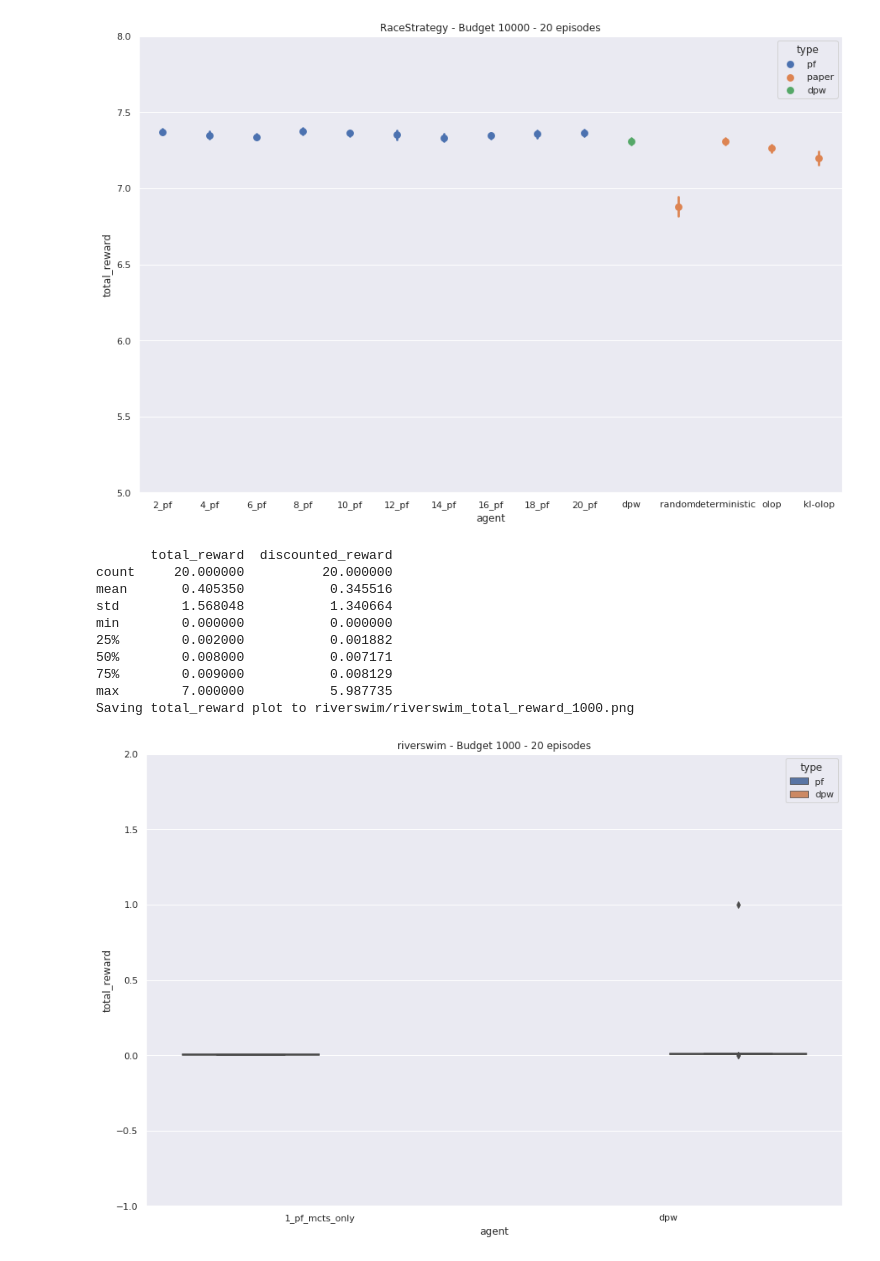
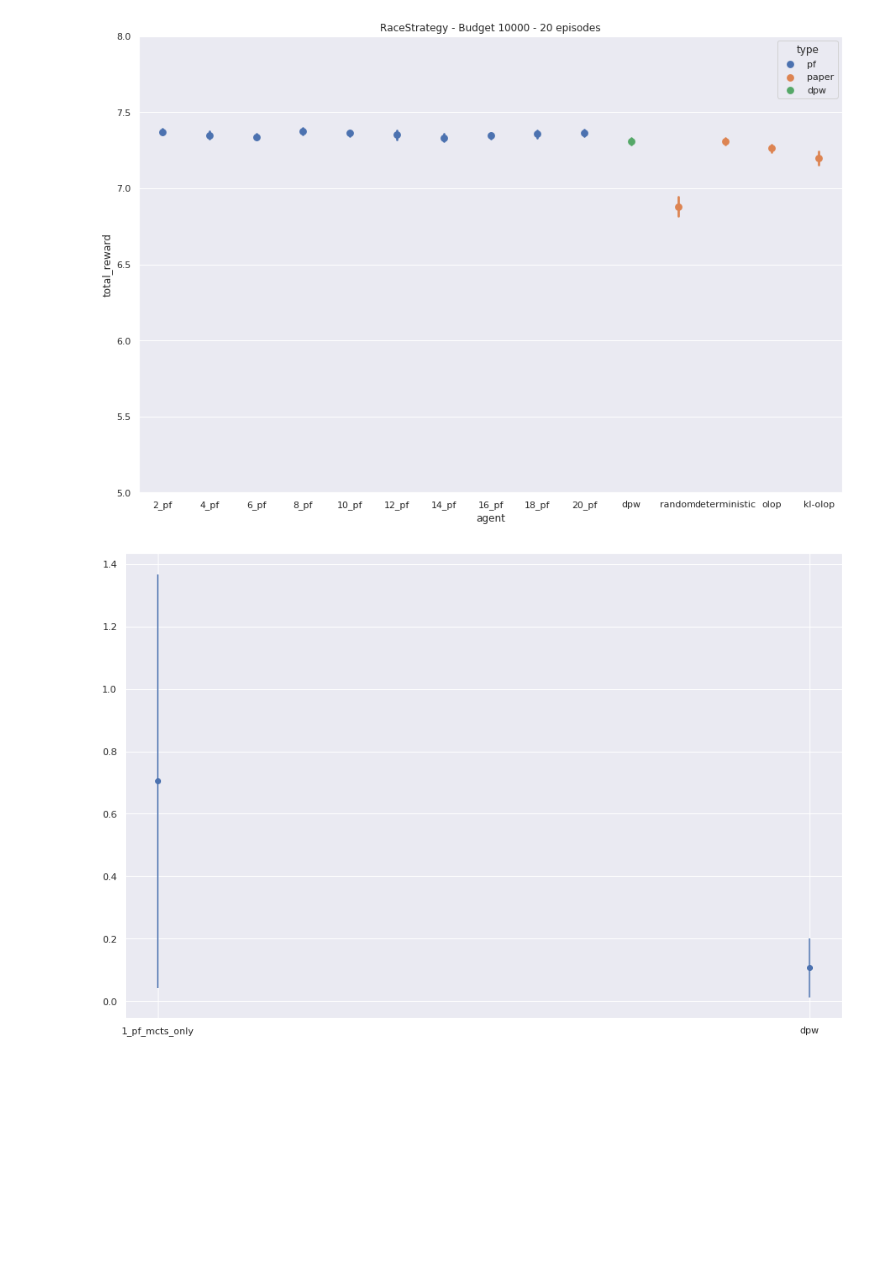
Before and after one commit to amarildolikmeta/alphazero_singleplayer, a Jupyter notebook: notebooks/Plot.ipynb, the cells around one changed output. Drawn from its saved outputs; the diff is of its cells as text; code cells hidden in the pictures; blank space fills up the shorter version.

```diff
--- a/notebooks/Plot.ipynb
+++ b/notebooks/Plot.ipynb
@@ -197,45 +197,42 @@ Saving total_reward plot to RaceStrategy/racestrategy_total_reward_10000.png
 # %%
 env = 'riverswim'
 budget = 1000
 df = pd.read_csv("{}/1_pf_mcts_only_RiverSwim-continuous_300000_data_exp_0.csv".format(env))
 df['type'] = ["pf"]*df.shape[0]
 temp = pd.DataFrame(columns=df.columns)
 res = df.loc[df['agent'] == "1_pf_mcts_only"]
 temp = pd.concat([temp, res])
 df = temp
 #read dpw
 df_dpw = pd.read_csv("{}/dpw_mcts_only_RiverSwim-continuous_300000_data_exp_0.csv".format(env))
 df_dpw['type'] = ["dpw"]*df_dpw.shape[0]
 df_dpw['agent'] = ["dpw"]*df_dpw.shape[0]
 df_dpw = df_dpw[:sample_size]
 
 df3 = pd.concat([df, df_dpw], ignore_index=True)
 df3 = df3.sort_values(by="agent")
 #plot the data
-print(df3.describe())
 sns.set(style="darkgrid")
 plt.figure(figsize=(15, 10))
-plt
-# plot = sns.pointplot(x="agent", y="total_reward", data=df3, hue="type", legend=False, join=False,
+# plt
+# # plot = sns.pointplot(x="agent", y="total_reward", data=df3, hue="type", legend=False, join=False,
+# #                     order=["1_pf_mcts_only", "dpw",])
+# plot = sns.boxplot(x="agent", y="total_reward", data=df3, hue="type",
 #                     order=["1_pf_mcts_only", "dpw",])
-plot = sns.boxplot(x="agent", y="total_reward", data=df3, hue="type",
-                    order=["1_pf_mcts_only", "dpw",])
-
+data = [y for _, y in df3.groupby('agent', as_index=False)]
+x = []
+y = []
+errors = []
+for d in data:
+    x.append(d['agent'].to_numpy()[0])
+    y.append(np.mean(d['total_reward'].to_numpy()))
+    errors.append(np.std(d['total_reward'].to_numpy()) / np.sqrt(d.shape[0]))
+plt.errorbar(x, y, yerr=errors, fmt='o')
 plot.set_title("{} - Budget {} - {} episodes".format(env, budget, sample_size))
 field_path = "{}/{}_total_reward_{}.png".format(env, env.lower(), budget)
-plt.ylim((-1,2))
+# plt.ylim((-1,2))
 
-plot.get_figure().savefig(field_path, bbox_inches='tight')
-print("Saving total_reward plot to {}".format(field_path))
+# plot.get_figure().savefig(field_path, bbox_inches='tight')
+# print("Saving total_reward plot to {}".format(field_path))
 # %% [output]
-       total_reward  discounted_reward
-count     20.000000          20.000000
-mean       0.405350           0.345516
-std        1.568048           1.340664
-min        0.000000           0.000000
-25%        0.002000           0.001882
-50%        0.008000           0.007171
-75%        0.009000           0.008129
-max        7.000000           5.987735
-Saving total_reward plot to riverswim/riverswim_total_reward_1000.png
-[figure, old version]
+[figure, new version]
```
Also changed, not shown: 1 other file.
